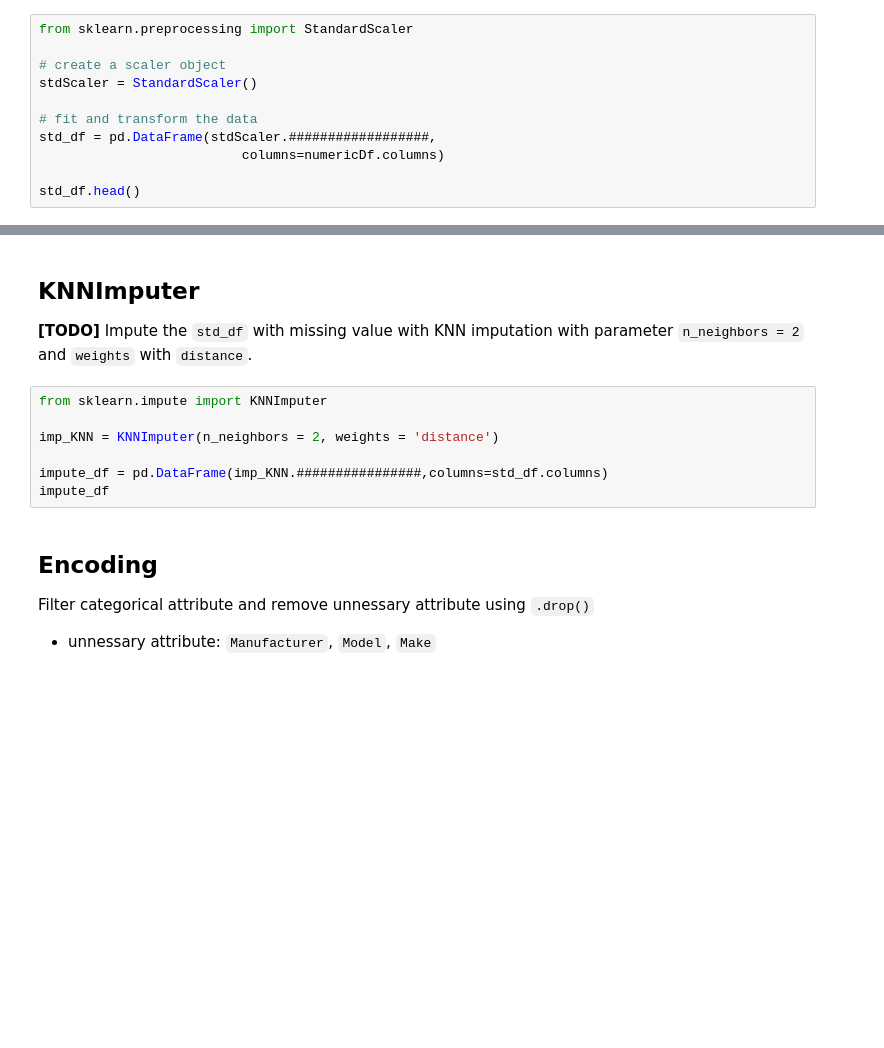
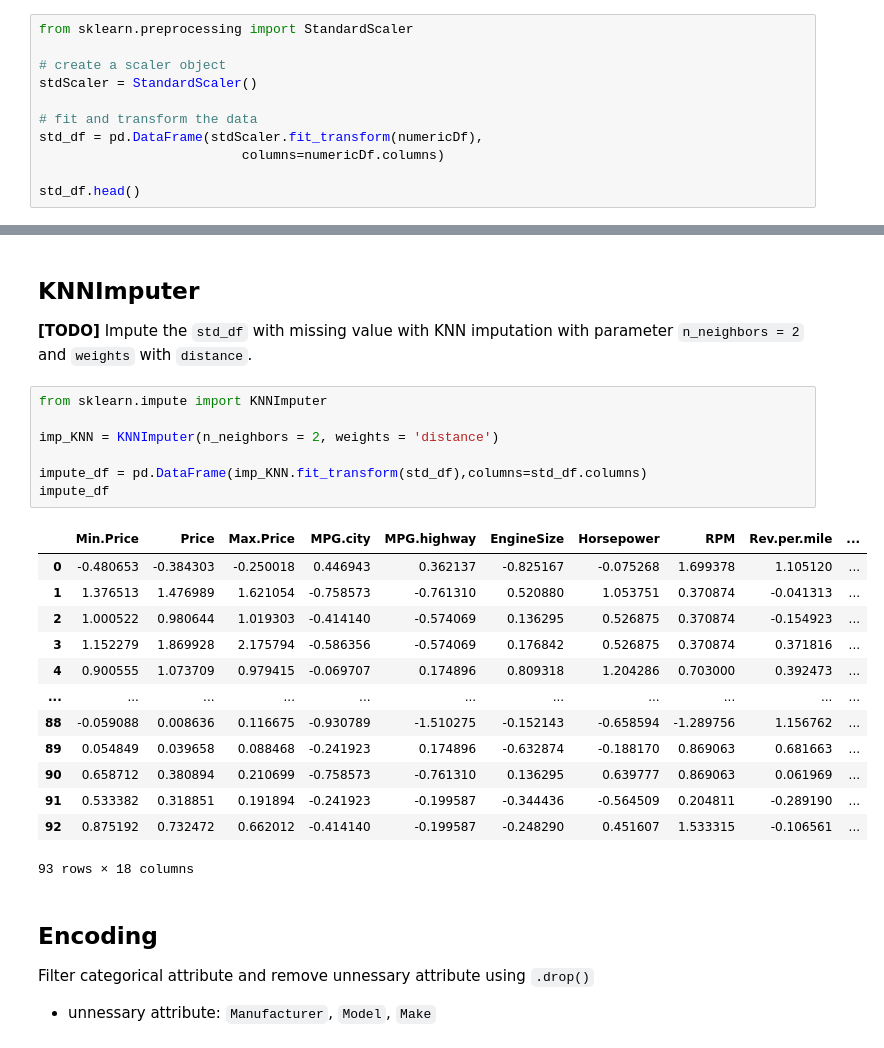
Before and after one commit to junyoung6215/introduction_to_AI, a Jupyter notebook: [AI_Assignment1]_Data_Analysis_21101718_Kwon_junyoung.ipynb, the cells around one changed output, grey strips where cells are left out. Cells and saved outputs as stored; diff of their text form; blank space fills up the shorter version.

```diff
--- a/[AI_Assignment1]_Data_Analysis_21101718_Kwon_junyoung.ipynb
+++ b/[AI_Assignment1]_Data_Analysis_21101718_Kwon_junyoung.ipynb
@@ -186,7 +219,7 @@ from sklearn.preprocessing import StandardScaler
 stdScaler = StandardScaler()
 
 # fit and transform the data
-std_df = pd.DataFrame(stdScaler.##################,
+std_df = pd.DataFrame(stdScaler.fit_transform(numericDf),
                           columns=numericDf.columns)
 
 std_df.head()
@@ -196,10 +236,24 @@ std_df.head()
 # %%
 from sklearn.impute import KNNImputer
 
 imp_KNN = KNNImputer(n_neighbors = 2, weights = 'distance')
 
-impute_df = pd.DataFrame(imp_KNN.################,columns=std_df.columns)
+impute_df = pd.DataFrame(imp_KNN.fit_transform(std_df),columns=std_df.columns)
 impute_df
+# %% [output]
+|  | Min.Price | Price | Max.Price | MPG.city | MPG.highway | EngineSize | Horsepower | RPM | Rev.per.mile | ... |
+| 0 | -0.480653 | -0.384303 | -0.250018 | 0.446943 | 0.362137 | -0.825167 | -0.075268 | 1.699378 | 1.105120 | ... |
+| 1 | 1.376513 | 1.476989 | 1.621054 | -0.758573 | -0.761310 | 0.520880 | 1.053751 | 0.370874 | -0.041313 | ... |
+| 2 | 1.000522 | 0.980644 | 1.019303 | -0.414140 | -0.574069 | 0.136295 | 0.526875 | 0.370874 | -0.154923 | ... |
+| 3 | 1.152279 | 1.869928 | 2.175794 | -0.586356 | -0.574069 | 0.176842 | 0.526875 | 0.370874 | 0.371816 | ... |
+| 4 | 0.900555 | 1.073709 | 0.979415 | -0.069707 | 0.174896 | 0.809318 | 1.204286 | 0.703000 | 0.392473 | ... |
+| ... | ... | ... | ... | ... | ... | ... | ... | ... | ... | ... |
+| 88 | -0.059088 | 0.008636 | 0.116675 | -0.930789 | -1.510275 | -0.152143 | -0.658594 | -1.289756 | 1.156762 | ... |
+| 89 | 0.054849 | 0.039658 | 0.088468 | -0.241923 | 0.174896 | -0.632874 | -0.188170 | 0.869063 | 0.681663 | ... |
+| 90 | 0.658712 | 0.380894 | 0.210699 | -0.758573 | -0.761310 | 0.136295 | 0.639777 | 0.869063 | 0.061969 | ... |
+| 91 | 0.533382 | 0.318851 | 0.191894 | -0.241923 | -0.199587 | -0.344436 | -0.564509 | 0.204811 | -0.289190 | ... |
+| 92 | 0.875192 | 0.732472 | 0.662012 | -0.414140 | -0.199587 | -0.248290 | 0.451607 | 1.533315 | -0.106561 | ... |
+93 rows × 18 columns
 # %% [markdown]
 ## Encoding
 Filter categorical attribute and remove unnessary attribute using `.drop()`
```
Also changed, not shown: parts of 11 cells of this notebook.
